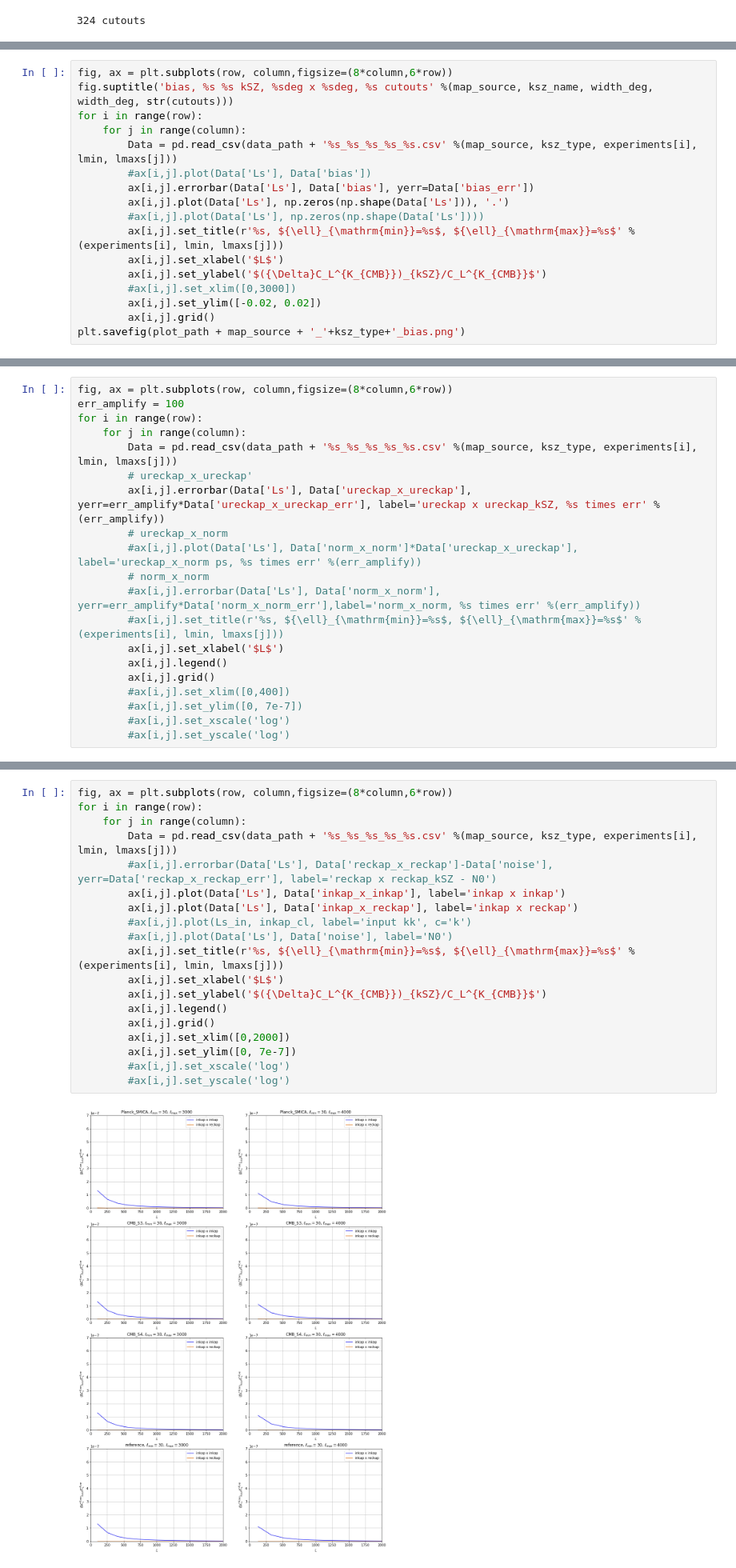
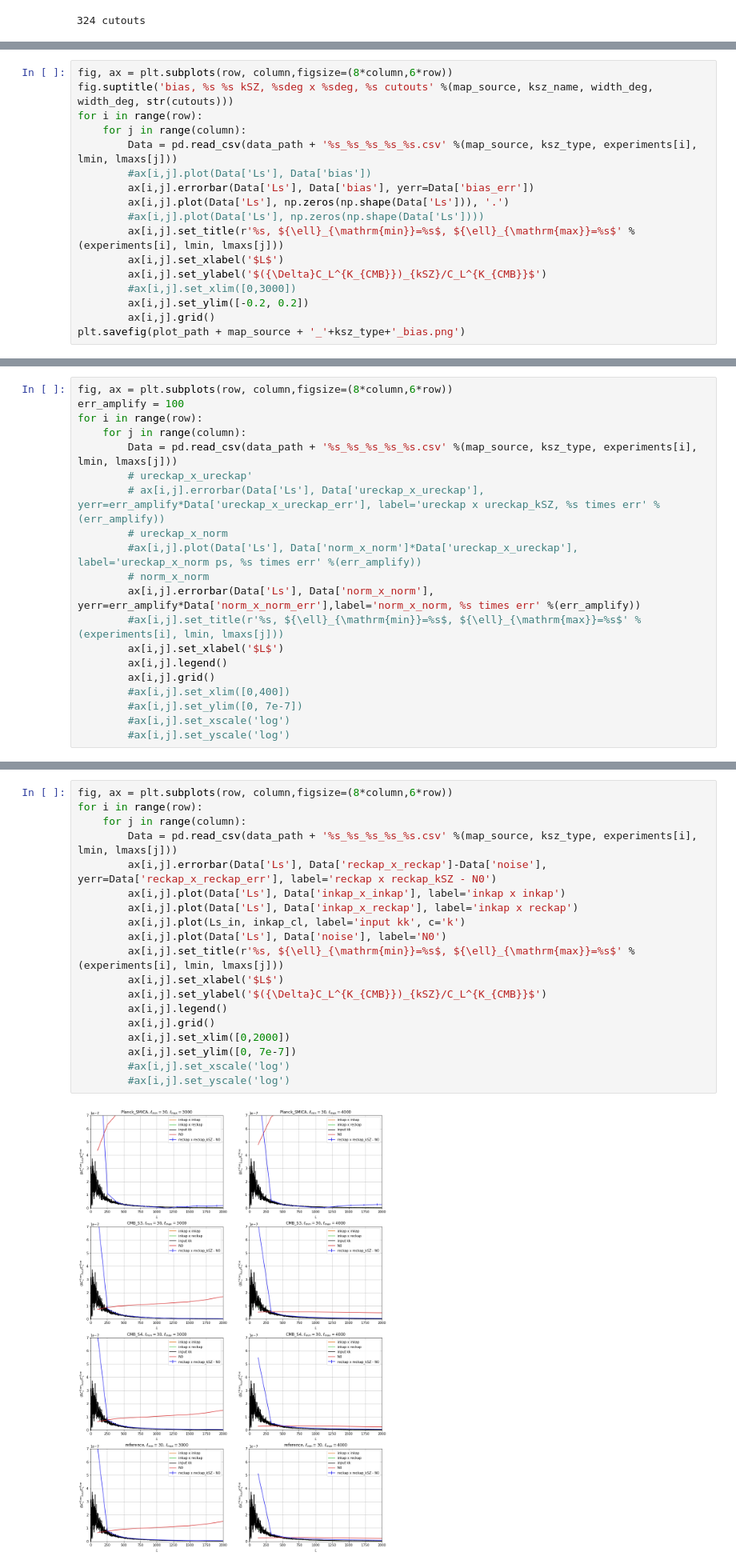
Before and after one commit to catketchup/new_reion-lens, a Jupyter notebook: plot.ipynb, the cells around one changed output, grey strips where cells are left out. Shown at 80% size. Drawn from its saved outputs; the diff is of its cells as text.

```diff
--- a/plot.ipynb
+++ b/plot.ipynb
@@ -119,7 +119,7 @@ for i in range(row):
         ax[i,j].set_xlabel('$L$')
         ax[i,j].set_ylabel('$({\Delta}C_L^{K_{CMB}})_{kSZ}/C_L^{K_{CMB}}$')
         #ax[i,j].set_xlim([0,3000])
-        ax[i,j].set_ylim([-0.02, 0.02])
+        ax[i,j].set_ylim([-0.2, 0.2])
         ax[i,j].grid()
 plt.savefig(plot_path + map_source + '_'+ksz_type+'_bias.png')
 # %% [output]
@@ -131,11 +131,11 @@ for i in range(row):
     for j in range(column):
         Data = pd.read_csv(data_path + '%s_%s_%s_%s_%s.csv' %(map_source, ksz_type, experiments[i], lmin, lmaxs[j]))
         # ureckap_x_ureckap'
-        ax[i,j].errorbar(Data['Ls'], Data['ureckap_x_ureckap'], yerr=err_amplify*Data['ureckap_x_ureckap_err'], label='ureckap x ureckap_kSZ, %s times err' %(err_amplify))
+        # ax[i,j].errorbar(Data['Ls'], Data['ureckap_x_ureckap'], yerr=err_amplify*Data['ureckap_x_ureckap_err'], label='ureckap x ureckap_kSZ, %s times err' %(err_amplify))
         # ureckap_x_norm
         #ax[i,j].plot(Data['Ls'], Data['norm_x_norm']*Data['ureckap_x_ureckap'], label='ureckap_x_norm ps, %s times err' %(err_amplify))
         # norm_x_norm
-        #ax[i,j].errorbar(Data['Ls'], Data['norm_x_norm'], yerr=err_amplify*Data['norm_x_norm_err'],label='norm_x_norm, %s times err' %(err_amplify))
+        ax[i,j].errorbar(Data['Ls'], Data['norm_x_norm'], yerr=err_amplify*Data['norm_x_norm_err'],label='norm_x_norm, %s times err' %(err_amplify))
         #ax[i,j].set_title(r'%s, ${\ell}_{\mathrm{min}}=%s$, ${\ell}_{\mathrm{max}}=%s$' %(experiments[i], lmin, lmaxs[j]))
         ax[i,j].set_xlabel('$L$')
         ax[i,j].legend()
@@ -149,24 +149,24 @@ for i in range(row):
 # %%
 fig, ax = plt.subplots(row, column,figsize=(8*column,6*row))
 for i in range(row):
     for j in range(column):
         Data = pd.read_csv(data_path + '%s_%s_%s_%s_%s.csv' %(map_source, ksz_type, experiments[i], lmin, lmaxs[j]))
-        #ax[i,j].errorbar(Data['Ls'], Data['reckap_x_reckap']-Data['noise'], yerr=Data['reckap_x_reckap_err'], label='reckap x reckap_kSZ - N0')
+        ax[i,j].errorbar(Data['Ls'], Data['reckap_x_reckap']-Data['noise'], yerr=Data['reckap_x_reckap_err'], label='reckap x reckap_kSZ - N0')
         ax[i,j].plot(Data['Ls'], Data['inkap_x_inkap'], label='inkap x inkap')
         ax[i,j].plot(Data['Ls'], Data['inkap_x_reckap'], label='inkap x reckap')
-        #ax[i,j].plot(Ls_in, inkap_cl, label='input kk', c='k')
-        #ax[i,j].plot(Data['Ls'], Data['noise'], label='N0')
+        ax[i,j].plot(Ls_in, inkap_cl, label='input kk', c='k')
+        ax[i,j].plot(Data['Ls'], Data['noise'], label='N0')
         ax[i,j].set_title(r'%s, ${\ell}_{\mathrm{min}}=%s$, ${\ell}_{\mathrm{max}}=%s$' %(experiments[i], lmin, lmaxs[j]))
         ax[i,j].set_xlabel('$L$')
         ax[i,j].set_ylabel('$({\Delta}C_L^{K_{CMB}})_{kSZ}/C_L^{K_{CMB}}$')
         ax[i,j].legend()
         ax[i,j].grid()
         ax[i,j].set_xlim([0,2000])
         ax[i,j].set_ylim([0, 7e-7])
         #ax[i,j].set_xscale('log')
         #ax[i,j].set_yscale('log')
 # %% [output]
-[figure, old version]
+[figure, new version]
 # %%
 bin_ells = np.arange(20, 5000, 1)
 ind_smooth = tools.bin_smooth(bin_ells, ind_cl[bin_ells], 1)
```
Also changed, not shown: parts of 5 cells of this notebook, 22 other files.
